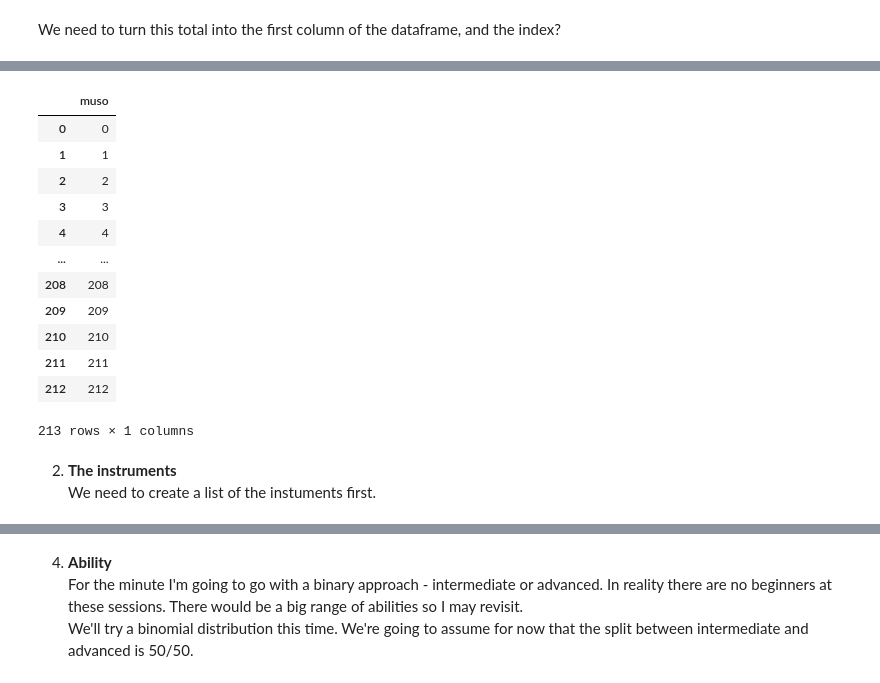
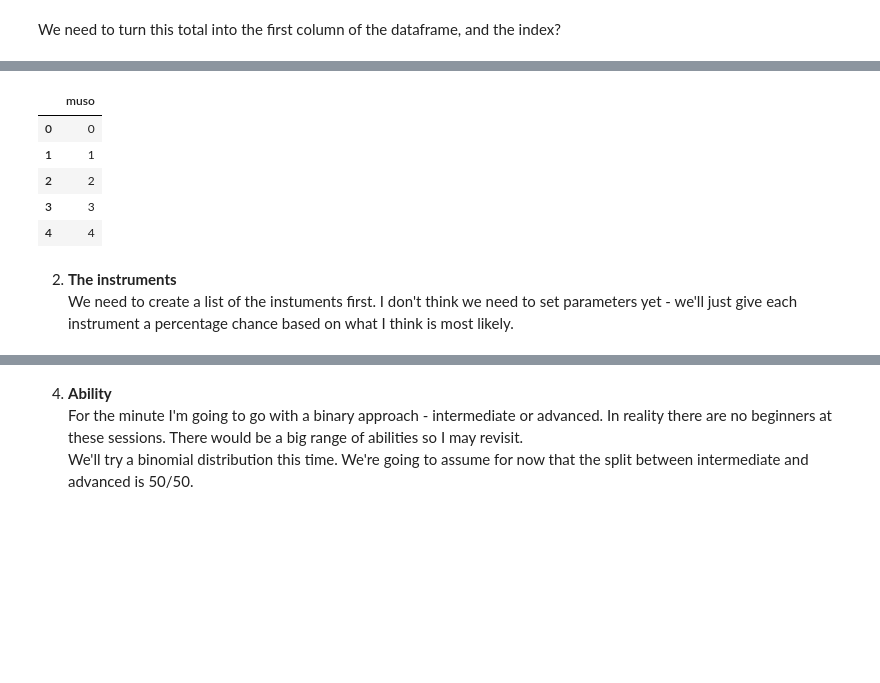
Before and after one commit to Caoimhinv/programming_for_DA_project, a Jupyter notebook: the_session.ipynb, the cells around one changed output, grey strips where cells are left out. Drawn from its saved outputs; the diff is of its cells as text; code cells hidden in the pictures; blank space fills up the shorter version.

Commit message:
got to grips with conditions for adding new column

```diff
--- a/the_session.ipynb
+++ b/the_session.ipynb
@@ -87,0 +106,18 @@ We calculate the `.sum()` of those numbers.
+# %%
+# sets mean, standard deviation and size of array
+randomNums = rng.normal(loc=5, scale=3, size=31)
+
+# rounds the values
+randomInts = np.round(randomNums)
+
+# removes values lower than 3
+randomInts1 = randomInts[(randomInts > 2)]
+
+# add up the frequency of each unique value
+unique, counts = np.unique(randomInts1, return_counts=True)
+
+# plots the results
+sns.barplot(x = unique, y = counts)
+
+# adds up the results
+x = randomInts1.sum()
@@ -88,3 +126,4 @@ We calculate the `.sum()` of those numbers.
 # %%
-# sum of x
-x = x.sum()
+# adds up the results
+x = int(randomInts1.sum())
+x
@@ -117,26 +137,19 @@ array([  0,   1,   2,   3,   4,   5,   6,   7,   8,   9,  10,  11,  12,
 # %%
 # turn it into a dataframe
 df = pd.DataFrame(data, columns = ['muso'])
 
 # have a look
-df
+df.head()
 # %% [output]
 |  | muso |
 | 0 | 0 |
 | 1 | 1 |
 | 2 | 2 |
 | 3 | 3 |
 | 4 | 4 |
-| ... | ... |
-| 208 | 208 |
-| 209 | 209 |
-| 210 | 210 |
-| 211 | 211 |
-| 212 | 212 |
-213 rows × 1 columns
 # %% [markdown]
 2. **The instruments**
-We need to create a list of the instuments first.
+We need to create a list of the instuments first. I don't think we need to set parameters yet - we'll just give each instrument a percentage chance based on what I think is most likely.
 # %%
 # create a list of instruments
 instrs = ['accordion', 'fiddle', 'guitar', 'flute', 'uilleann_pipes', 'concertina', 'bodhrán',
```
Also changed, not shown: parts of 40 cells of this notebook.
